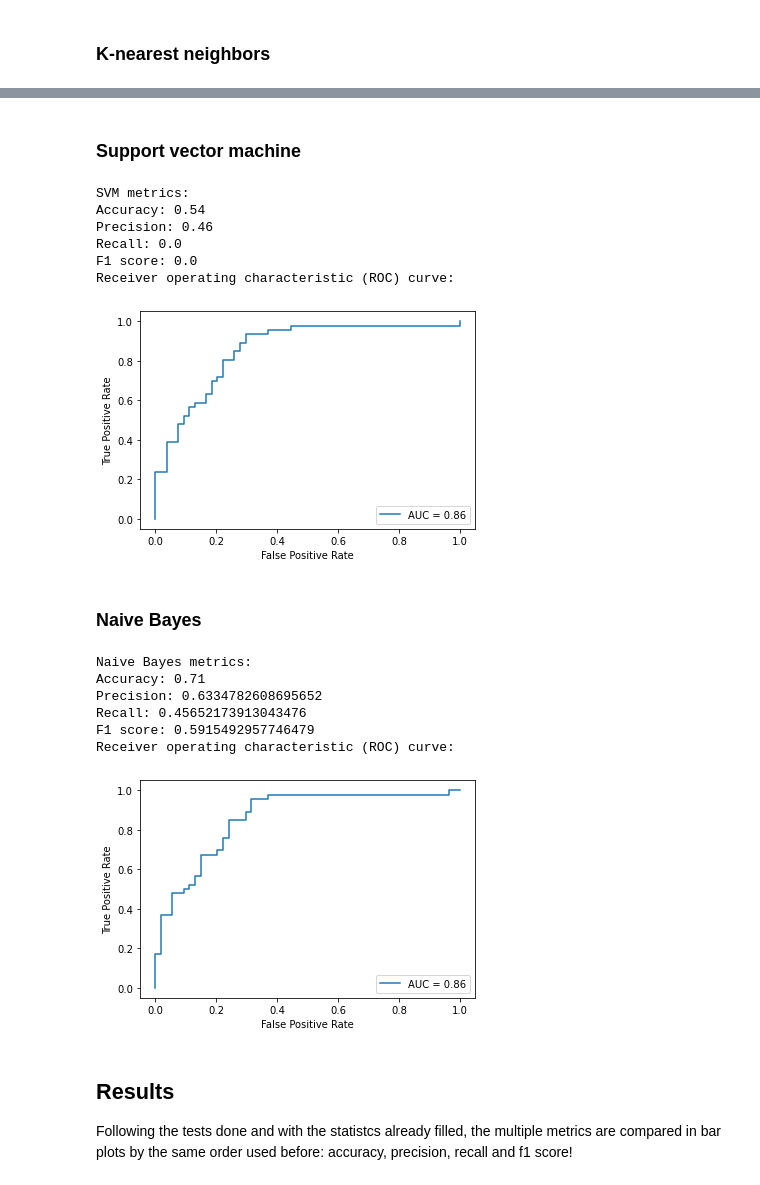
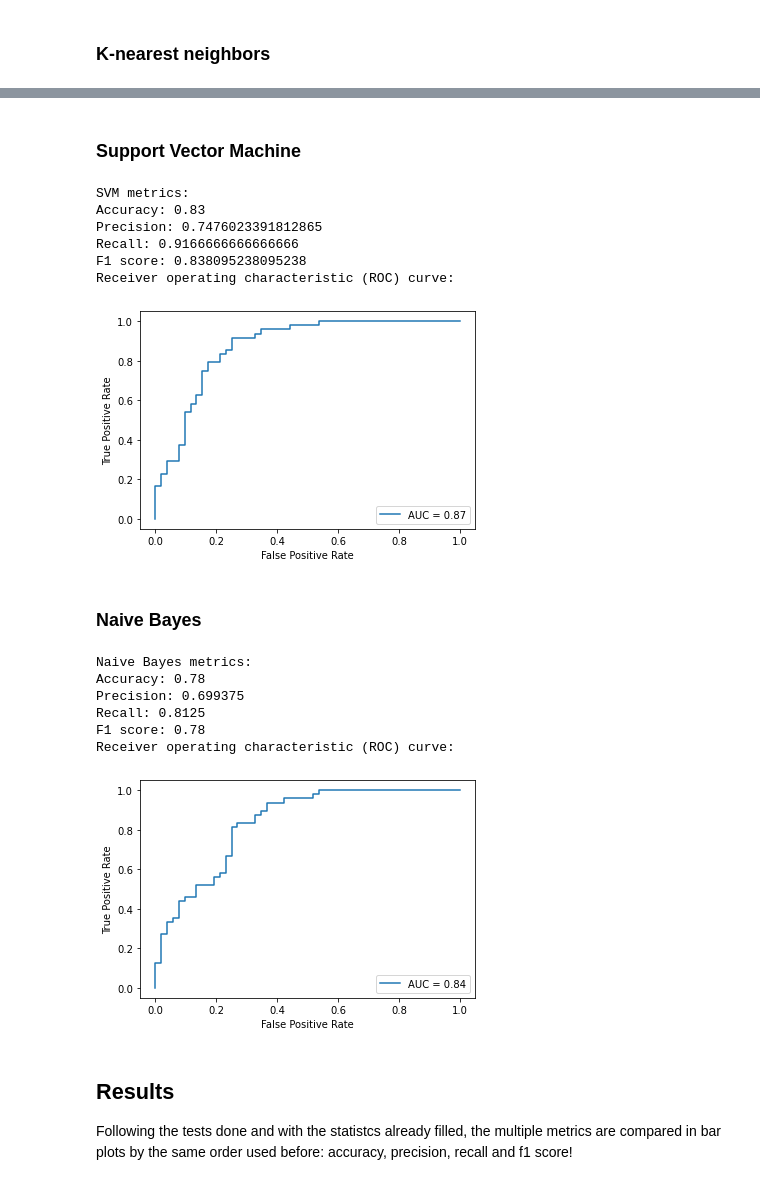
Before and after one commit to bearkillerPT/DataMining, a Jupyter notebook: DataMiningProject.ipynb, the cells around one changed output, grey strips where cells are left out. Drawn from its saved outputs; the diff is of its cells as text; code cells hidden in the pictures.

Commit message:
added conclusions and removed the code that neede the scaler

```diff
--- a/DataMiningProject.ipynb
+++ b/DataMiningProject.ipynb
@@ -189,33 +189,33 @@ Receiver operating characteristic (ROC) curve:
 # %% [markdown]
-### Support vector machine
+### Support Vector Machine
 # %%
 svm_cls = clf = SVC(kernel='linear', probability=True).fit(x_train, y_train)
-prediction = svm_cls.predict(scaler.fit_transform(x_test))
+prediction = svm_cls.predict(x_test)
 print_stats("SVM", y_test, prediction)
 show_roc_curve(svm_cls, x_test, y_test)
 # %% [output]
 SVM metrics:
-Accuracy: 0.54
-Precision: 0.46
-Recall: 0.0
-F1 score: 0.0
+Accuracy: 0.83
+Precision: 0.7476023391812865
+Recall: 0.9166666666666666
+F1 score: 0.838095238095238
 Receiver operating characteristic (ROC) curve:
-[figure, old version]
+[figure, new version]
 # %% [markdown]
 ### Naive Bayes
 # %%
 naive_bayes_cls = clf = GaussianNB().fit(x_train, y_train)
-prediction = naive_bayes_cls.predict(scaler.fit_transform(x_test))
+prediction = naive_bayes_cls.predict(x_test)
 print_stats("Naive Bayes", y_test, prediction)
 show_roc_curve(naive_bayes_cls, x_test, y_test)
 # %% [output]
 Naive Bayes metrics:
-Accuracy: 0.71
-Precision: 0.6334782608695652
-Recall: 0.45652173913043476
-F1 score: 0.5915492957746479
+Accuracy: 0.78
+Precision: 0.699375
+Recall: 0.8125
+F1 score: 0.78
 Receiver operating characteristic (ROC) curve:
-[figure, old version]
+[figure, new version]
 # %% [markdown]
 ## Results
 Following the tests done and with the statistcs already filled, the multiple metrics are compared in bar plots by the same order used before: accuracy, precision, recall and f1 score!
```
Also changed, not shown: parts of 11 cells of this notebook.
